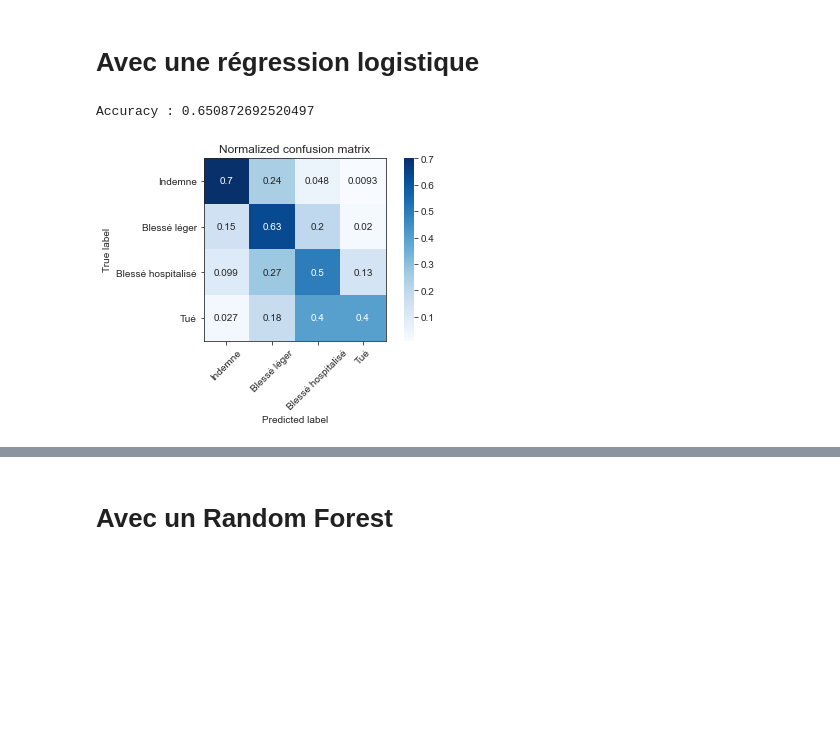
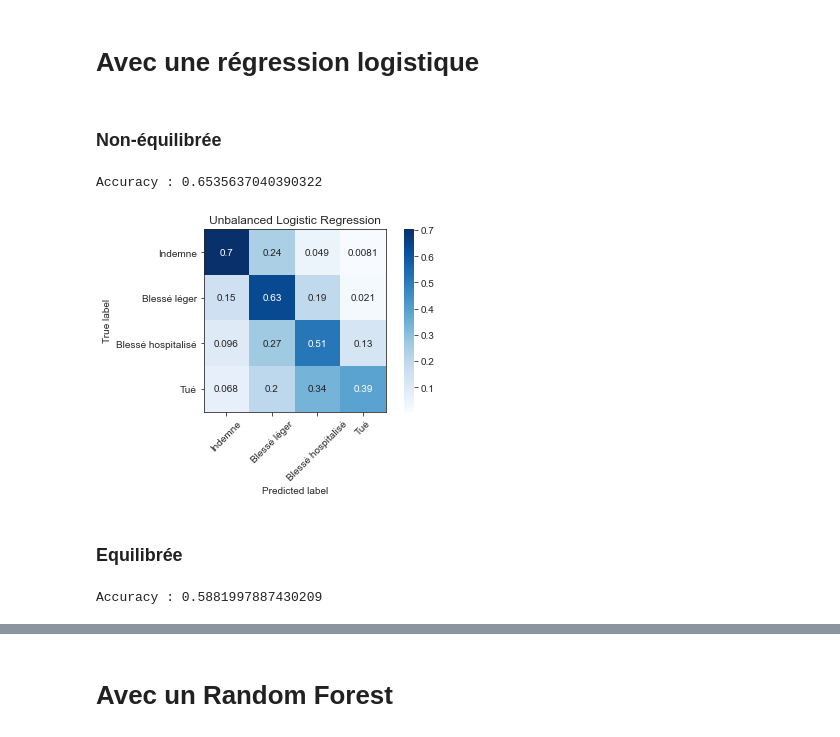
Before and after one commit to erwan-auchere/Projet-Python, a Jupyter notebook: backward-elimination.ipynb, the cells around one changed output, grey strips where cells are left out. Drawn from its saved outputs; the diff is of its cells as text; code cells hidden in the pictures; blank space fills up the shorter version.

```diff
--- a/backward-elimination.ipynb
+++ b/backward-elimination.ipynb
@@ -19,20 +49,23 @@ X_train, X_test,Y_train, Y_test = train_test_split(X, Y, test_size=0.3)
 # %% [markdown]
 # Avec une régression logistique
+# %% [markdown]
+### Non-équilibrée
 # %%
 from sklearn.linear_model import LogisticRegression
 from sklearn.model_selection import StratifiedKFold
-from sklearn.feature_selection import RFE, RFECV
+from sklearn.feature_selection import RFECV
 
 retrain = False
-if not os.path.isfile('regression-log.joblib') or retrain:
-    estimator = LogisticRegression(multi_class='multinomial', max_iter=2_000)
-    selector = RFECV(estimator, cv=StratifiedKFold(2), scoring="accuracy", step=1)
-    selector = selector.fit(X_train, Y_train)
-    jl.dump(selector, 'regression-log.joblib')
+if not os.path.isfile('regression-log-unbalanced.joblib') or retrain:
+    ULR = LogisticRegression(multi_class='multinomial', max_iter=1000)
+    selector_ULR = RFECV(ULR, cv=StratifiedKFold(2), scoring="accuracy", step=1).fit(X_train, Y_train)
+    jl.dump(selector_ULR, 'regression-log-unbalanced.joblib')
 else:
-    selector = jl.load('regression-log.joblib')
+    selector_ULR = jl.load('regression-log-unbalanced.joblib')
+
+ULR = selector_ULR.estimator_
 # %%
-selected = [variable for variable, boolean in zip(X.columns.tolist(), selector.support_.tolist()) if boolean]
-print('Accuracy :', np.mean(selector.estimator_.predict(X_test[selected]) == Y_test))
+selected_ULR = [variable for variable, boolean in zip(X.columns.tolist(), selector_ULR.support_.tolist()) if boolean]
+print('Accuracy :', np.mean(ULR.predict(X_test[selected_ULR]) == Y_test))
 # %% [output]
-Accuracy : 0.650872692520497
+Accuracy : 0.6535637040390322
@@ -70,7 +72,8 @@ def plot_confusion_matrix(matrix, classes,
 # %%
 from sklearn import metrics
-estimator = selector.estimator_
-conf = metrics.confusion_matrix(estimator.predict(X_test[selected]), Y_test)
-plot_confusion_matrix(conf, classes=targets, normalize=True);
+conf = metrics.confusion_matrix(ULR.predict(X_test[selected_ULR]), Y_test)
+plot_confusion_matrix(conf, classes=targets, normalize=True, title='Unbalanced Logistic Regression');
 # %% [output]
-[figure, old version]
+[figure, new version]
+# %% [markdown]
+### Equilibrée
@@ -76,0 +90,5 @@ plot_confusion_matrix(conf, classes=targets, normalize=True);
+# %%
+selected_BLR = [variable for variable, boolean in zip(X.columns.tolist(), selector_BLR.support_.tolist()) if boolean]
+print('Accuracy :', np.mean(BLR.predict(X_test[selected_BLR]) == Y_test))
+# %% [output]
+Accuracy : 0.5881997887430209
```
Also changed, not shown: parts of 22 cells of this notebook.
